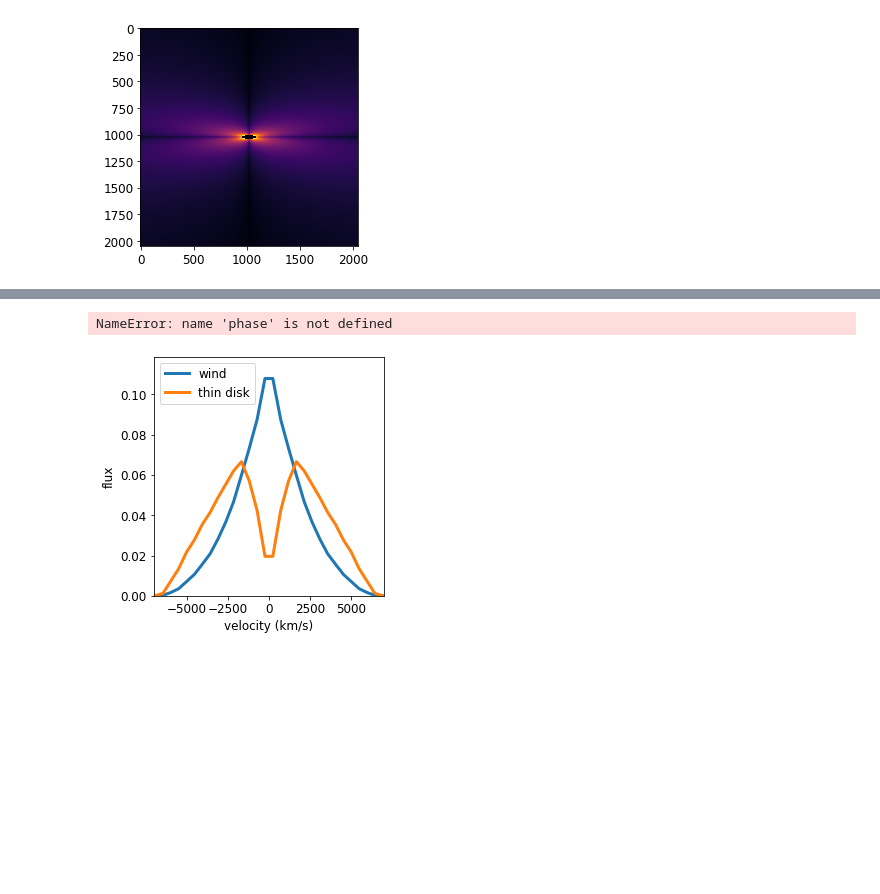
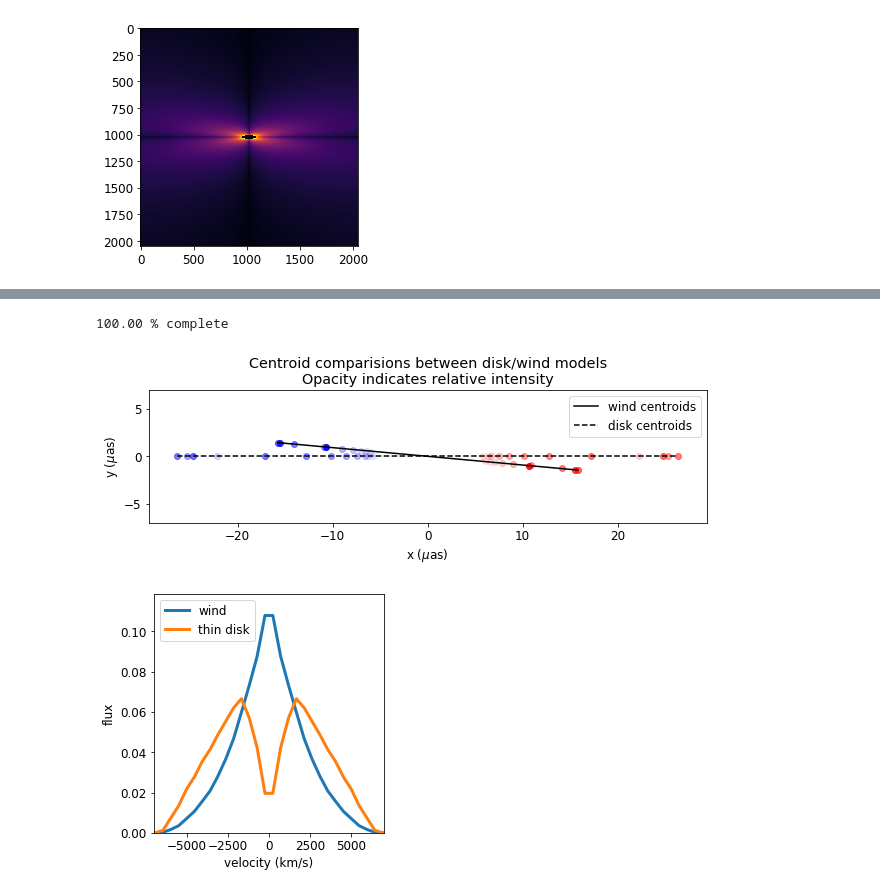
Before and after one commit to kirklong/DexterResearch, a Jupyter notebook: CM96_Waters_image_spectrum_edit.ipynb, the cells around one changed output, grey strips where cells are left out. Cells and saved outputs as stored; diff of their text form; code cells hidden in the pictures; blank space fills up the shorter version.

```diff
--- a/CM96_Waters_image_spectrum_edit.ipynb
+++ b/CM96_Waters_image_spectrum_edit.ipynb
@@ -78,3 +203,71 @@ plt.imshow(iab0**(1/4)) #fx returns same result in limiting cases as Jason's doe
+# %%
+#3 -- let's use channel maps to get centroids at each channel
+def centroidMap(i,α,β):
+    den = sum(i.flatten())
+    if den == 0:
+        den = 1
+    xcen = sum(i.flatten()*α.flatten())/den
+    ycen = sum(i.flatten()*β.flatten())/den
+    return xcen, ycen #xcen and ycen means alpha and beta
+
+def getLRCentroids(channelMaps,alphaSplit,betaSplit,maxV=7500,dv=500):
+    alphaL,alphaR=alphaSplit[0],alphaSplit[1]
+    betaL,betaR=betaSplit[0],betaSplit[1]
+    cmapW,cmap0=channelMaps[0],channelMaps[1]
+    leftWCentroids=[];rightWCentroids=[]
+    left0Centroids=[];right0Centroids=[]
+    strLen=0 #initialize for % out tracker
+    windWeights=np.zeros(len(cmapW)); diskWeights=np.zeros(len(cmapW))
+    for i in range(len(cmapW)):
+        strLen=trackPercent(i+1,len(cmapW),strLen) #track progress
+        currentMapW=cmapW[i]; currentMap0=cmap0[i]
+        leftW=currentMapW[0]; rightW=currentMapW[1]
+        left0=currentMap0[0]; right0=currentMap0[1]
+        windWeights[i]=2*sum(leftW.flatten()) #assuming spherical symmetry, which seems fine
+        diskWeights[i]=2*sum(left0.flatten()) #total intensity, which we will use for opacity calculation in plot later
+        leftWCX,leftWCY=centroidMap(leftW,alphaL,betaL); rightWCX,rightWCY=centroidMap(rightW,alphaR,betaR)
+        left0CX,left0CY=centroidMap(left0,alphaL,betaL); right0CX,right0CY=centroidMap(right0,alphaR,betaR)
+        leftWCentroids.append([leftWCX,leftWCY]);rightWCentroids.append([rightWCX,rightWCY])
+        left0Centroids.append([left0CX,left0CY]);right0Centroids.append([right0CX,right0CY])
+    return [leftWCentroids,left0Centroids],[rightWCentroids,right0Centroids],[windWeights,diskWeights]
+left,right,weights=getLRCentroids([channelMapsW,channelMaps0],alphaSplit,betaSplit) #this takes like 30 sec because of my inefficient code / Python being garbage
+# %% [output]
+100.00 % complete
+# %%
+leftCenXW=np.zeros(len(left[0])); leftCenYW=np.zeros(len(left[0])); leftCenX0=np.zeros(len(left[0])); leftCenY0=np.zeros(len(left[0]))
+rightCenXW=np.zeros(len(left[0])); rightCenYW=np.zeros(len(left[0])); rightCenX0=np.zeros(len(left[0])); rightCenY0=np.zeros(len(left[0]))
+
+for i in range(len(left[0])): #get in lists of x and y to plot, this is stupid but whatever
+    leftCenXW[i]=left[0][i][0]; leftCenYW[i]=left[0][i][1]
+    leftCenX0[i]=left[1][i][0]; leftCenY0[i]=left[1][i][1]
+    rightCenXW[i]=right[0][i][0]; rightCenYW[i]=right[0][i][1]
+    rightCenX0[i]=right[1][i][0]; rightCenY0[i]=right[1][i][1]
+
+#on the left the bins are like [0,-500],[-500,-1000], etc. and on right bins go like [0,500],[500,1000], etc.
+#so the ith thing in loop above corresponds to working out from center on l/r
+#I want alpha to go from 0 to 1 in order of increasing velocity, such that highest velocity photocenter is darkest
+#this means I need alpha = np.linspace(0,1,len(leftCenXW))
+#so the max alpha will correspond to the end of each list, which should contain the highest velocity bin
+#a = np.linspace(1,0,len(leftCenXW)) #for cmap, the positive ones
+aW = 4*weights[0]/sum(weights[0]) #normalize it, but x 4 because most are small fractions
+a0 = 4*weights[1]/sum(weights[1]) #use this to set opacity of each marker, most intense things darkest
+fig = plt.figure(figsize=(10,10))
+C = blrang/4.85e-12 #proportinality constant for alpha/beta -> µas
+for i in range(len(leftCenXW)):
+    plt.scatter(leftCenXW[i]*C,leftCenYW[i]*C,c="blue",alpha=aW[i])
+    plt.scatter(rightCenXW[i]*C,rightCenYW[i]*C,c="red",alpha=aW[i])
+    plt.scatter(leftCenX0[i]*C,leftCenY0[i]*C,c="blue",alpha=a0[i])
+    plt.scatter(rightCenX0[i]*C,rightCenY0[i]*C,c="red",alpha=a0[i])
+plt.plot([min(leftCenXW)*C,max(rightCenXW)*C],[max(leftCenYW)*C,min(rightCenYW)*C],c="black",label="wind centroids")
+plt.plot([min(leftCenX0)*C,max(rightCenX0)*C],[max(leftCenY0)*C,min(rightCenY0)*C],c="black",ls="--",label="disk centroids")
+plt.legend(loc="upper right")
+plt.xlabel('x ($\mu$as)')
+plt.ylabel('y ($\mu$as)')
+plt.ylim(-7,7)
+plt.title("Centroid comparisions between disk/wind models\nOpacity indicates relative intensity");
+plt.axes().set_aspect('equal')
+# %% [output]
+[figure, added]
 # %%
 #TO-DO
 import matplotlib.pyplot as plt
@@ -204,9 +397,7 @@ def genPlots(wSpace,data,lamcen):
         plt.close()
         N+=1
 
-genPlots(wSpace,data,lamcen)
+#genPlots(wSpace,data,lamcen)
-# %% [output]
-NameError: name 'phase' is not defined
 # %%
 makeAnim('CM96_WindDiskWeighted_frame',fps=5)
 # %%
```
Also changed, not shown: parts of 12 cells of this notebook.
